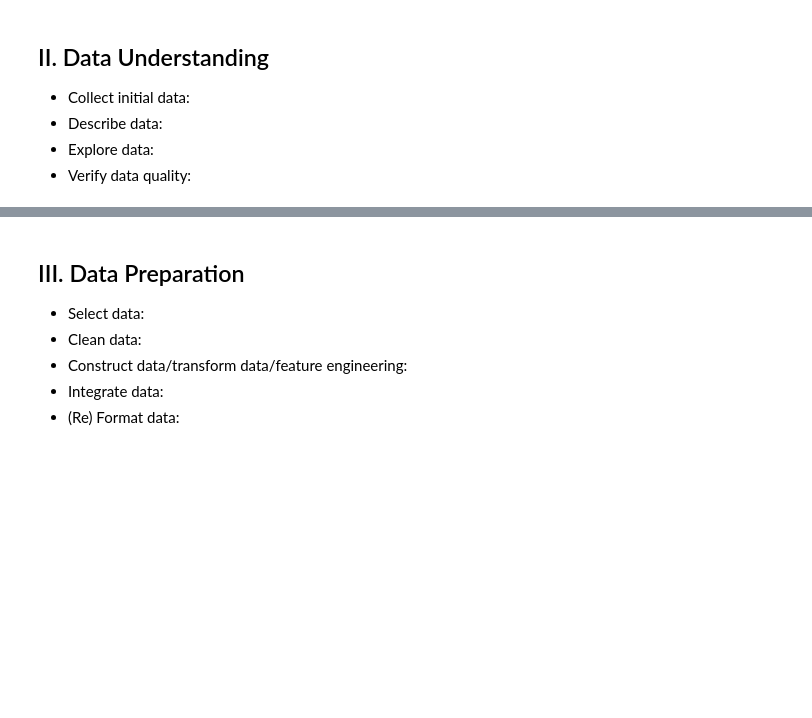
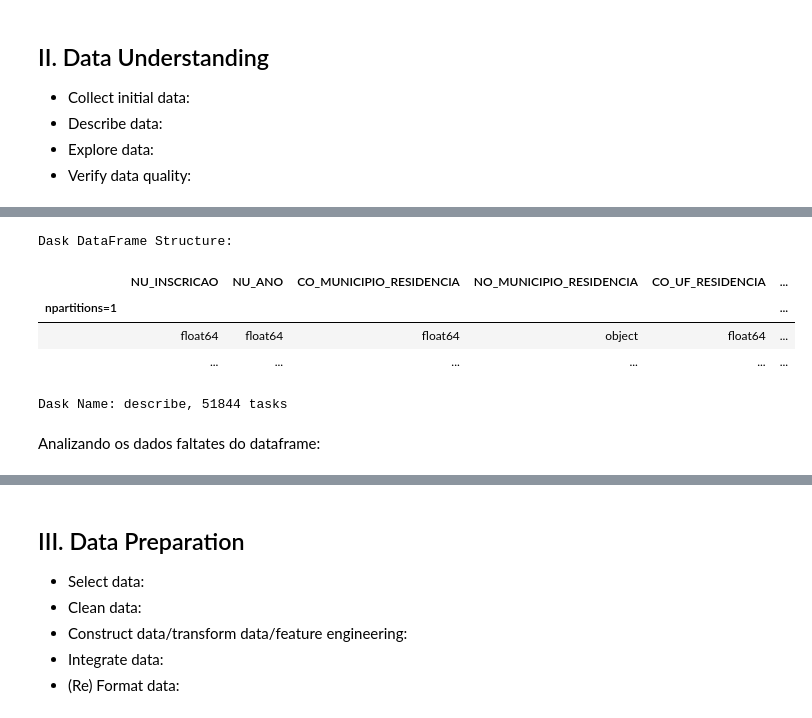
Before and after one commit to Bissiatti/Analise_dados_ENEM, a Jupyter notebook: Intro_Crisp_DM.ipynb, the cells around one changed output, grey strips where cells are left out. Drawn from its saved outputs; the diff is of its cells as text; code cells hidden in the pictures; blank space fills up the shorter version.

```diff
--- a/Intro_Crisp_DM.ipynb
+++ b/Intro_Crisp_DM.ipynb
@@ -65,0 +99,12 @@ _________________________
+# %%
+df.describe(include='all')
+df.info()
+# %% [output]
+Dask DataFrame Structure:
+|  | NU_INSCRICAO | NU_ANO | CO_MUNICIPIO_RESIDENCIA | NO_MUNICIPIO_RESIDENCIA | CO_UF_RESIDENCIA | ... |
+| npartitions=1 |  |  |  |  |  | ... |
+|  | float64 | float64 | float64 | object | float64 | ... |
+|  | ... | ... | ... | ... | ... | ... |
+Dask Name: describe, 51844 tasks
+# %% [markdown]
+Analizando os dados faltates do dataframe:
```
Also changed, not shown: parts of 5 cells of this notebook, 1 other file.
